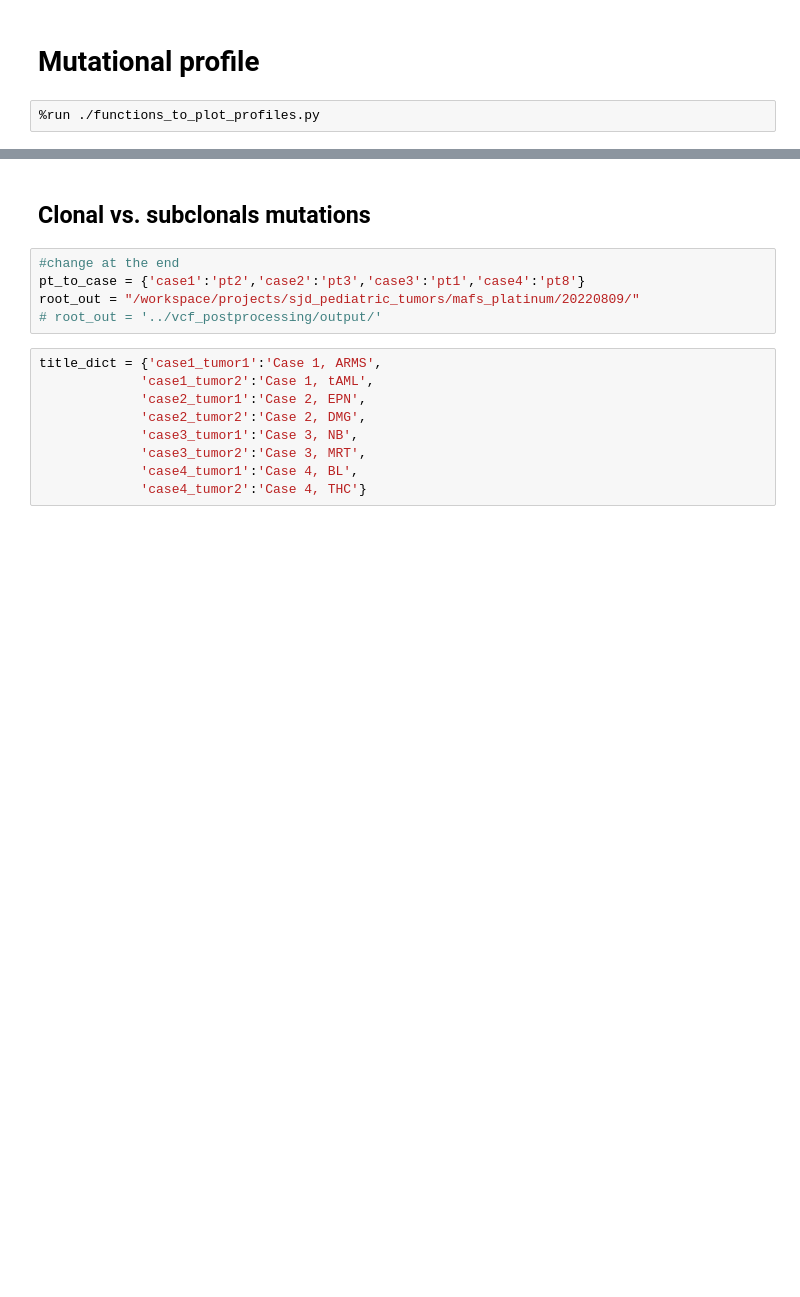
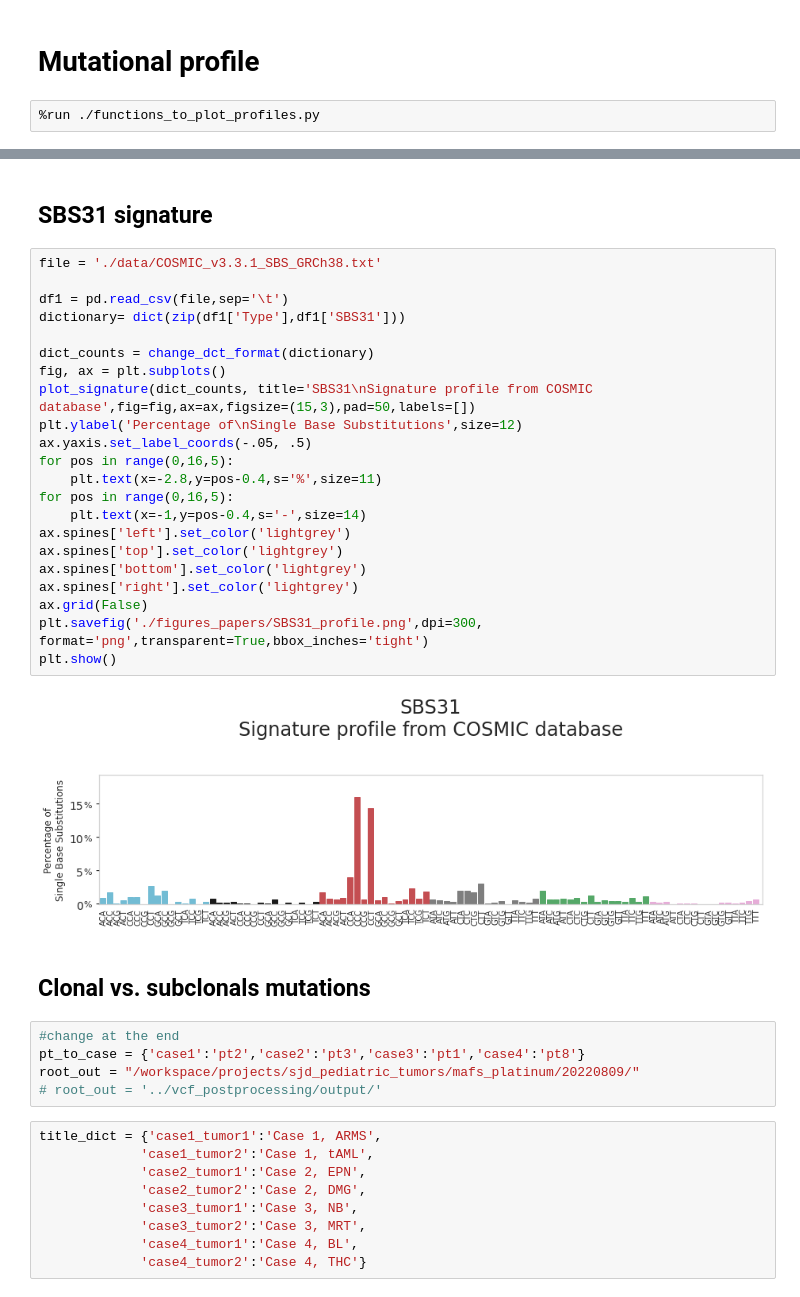
Before and after one commit to bbglab/second-tumors-children, a Jupyter notebook: wgs_analysis/tumor_vs_blood/mutational_profiles/mutational_profile.ipynb, the cells around one changed output, grey strips where cells are left out. Drawn from its saved outputs; the diff is of its cells as text; blank space fills up the shorter version.

Commit message:
mutational profiles notebook fixed and written README.md file

```diff
--- a/wgs_analysis/tumor_vs_blood/mutational_profiles/mutational_profile.ipynb
+++ b/wgs_analysis/tumor_vs_blood/mutational_profiles/mutational_profile.ipynb
@@ -26,4 +26,30 @@ samples_dict
   'sex': 'female'}}
+# %% [markdown]
+## SBS31 signature
+# %%
+file = './data/COSMIC_v3.3.1_SBS_GRCh38.txt'
+
+df1 = pd.read_csv(file,sep='\t')
+dictionary= dict(zip(df1['Type'],df1['SBS31']))
+
+dict_counts = change_dct_format(dictionary)
+fig, ax = plt.subplots()
+plot_signature(dict_counts, title='SBS31\nSignature profile from COSMIC database',fig=fig,ax=ax,figsize=(15,3),pad=50,labels=[])
+plt.ylabel('Percentage of\nSingle Base Substitutions',size=12)
+ax.yaxis.set_label_coords(-.05, .5)
+for pos in range(0,16,5):
+    plt.text(x=-2.8,y=pos-0.4,s='%',size=11)
+for pos in range(0,16,5):
+    plt.text(x=-1,y=pos-0.4,s='-',size=14)
+ax.spines['left'].set_color('lightgrey')
+ax.spines['top'].set_color('lightgrey')
+ax.spines['bottom'].set_color('lightgrey')
+ax.spines['right'].set_color('lightgrey')
+ax.grid(False)
+plt.savefig('./figures_papers/SBS31_profile.png',dpi=300, format='png',transparent=True,bbox_inches='tight')
+plt.show()
+# %% [output]
+[figure, added]
 # %% [markdown]
 ## Clonal vs. subclonals mutations
 # %%
```
Also changed, not shown: parts of 2 cells of this notebook, 3 other files.
